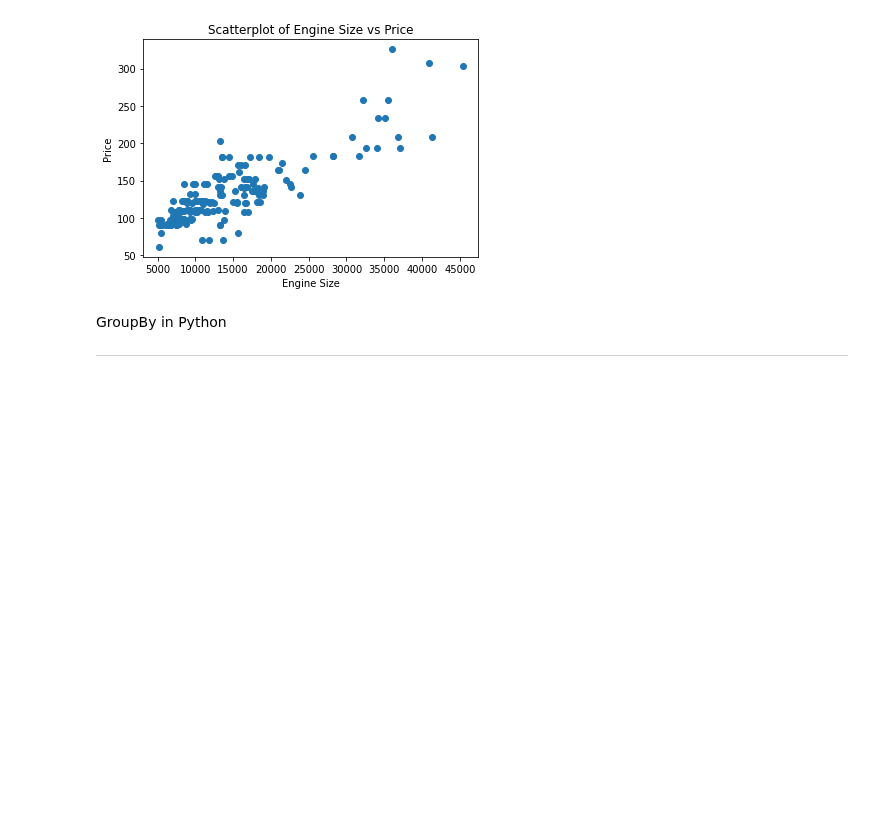
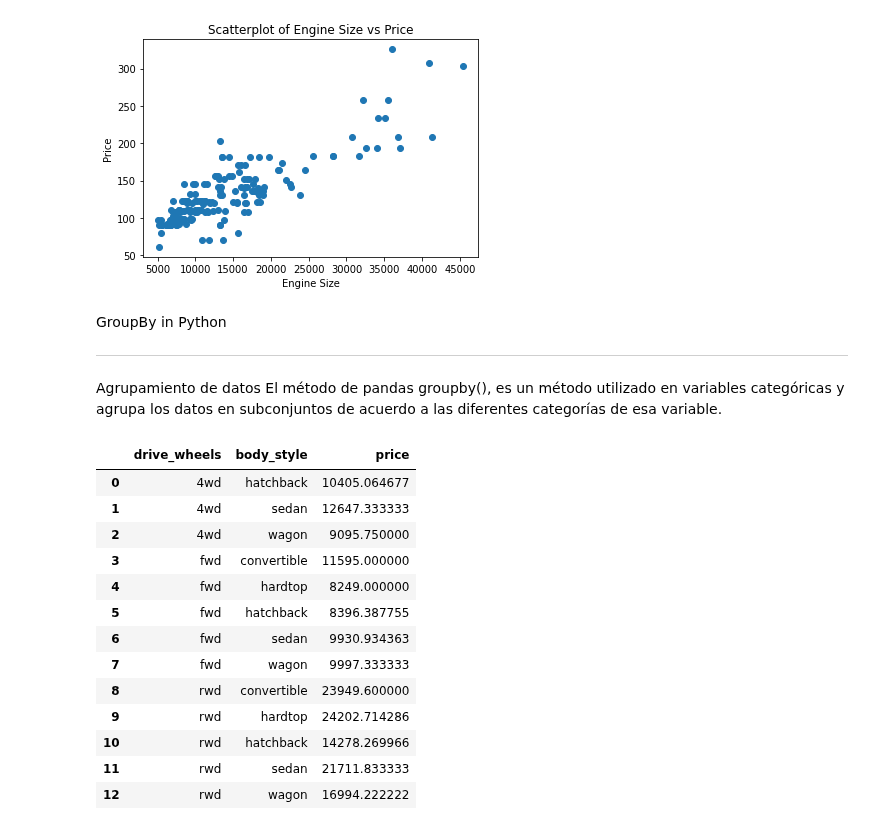
Before and after one commit to PosgradoMNA/actividades-de-aprendizaje-murasakiw, a Jupyter notebook: Semana6_Data_Analysis_with_Python.ipynb, the cells around one changed output. Saved outputs shown, nothing was run; the diff lists cells and outputs as text; code cells hidden in the pictures; blank space fills up the shorter version.

```diff
--- a/Semana6_Data_Analysis_with_Python.ipynb
+++ b/Semana6_Data_Analysis_with_Python.ipynb
@@ -148,3 +148,25 @@ Text(0, 0.5, 'Price')
 # %% [markdown]
 GroupBy in Python
 ___
+# %% [markdown]
+Agrupamiento de datos
+El método de pandas groupby(), es un método utilizado en variables categóricas y agrupa los datos en subconjuntos de acuerdo a las diferentes categorías de esa variable.
+# %%
+df_test = df[['drive_wheels', 'body_style', 'price']]
+df_grp = df_test.groupby(['drive_wheels', 'body_style'], as_index=False).mean()
+df_grp
+# %% [output]
+|  | drive_wheels | body_style | price |
+| 0 | 4wd | hatchback | 10405.064677 |
+| 1 | 4wd | sedan | 12647.333333 |
+| 2 | 4wd | wagon | 9095.750000 |
+| 3 | fwd | convertible | 11595.000000 |
+| 4 | fwd | hardtop | 8249.000000 |
+| 5 | fwd | hatchback | 8396.387755 |
+| 6 | fwd | sedan | 9930.934363 |
+| 7 | fwd | wagon | 9997.333333 |
+| 8 | rwd | convertible | 23949.600000 |
+| 9 | rwd | hardtop | 24202.714286 |
+| 10 | rwd | hatchback | 14278.269966 |
+| 11 | rwd | sedan | 21711.833333 |
+| 12 | rwd | wagon | 16994.222222 |
```
Also changed, not shown: parts of 4 cells of this notebook.
